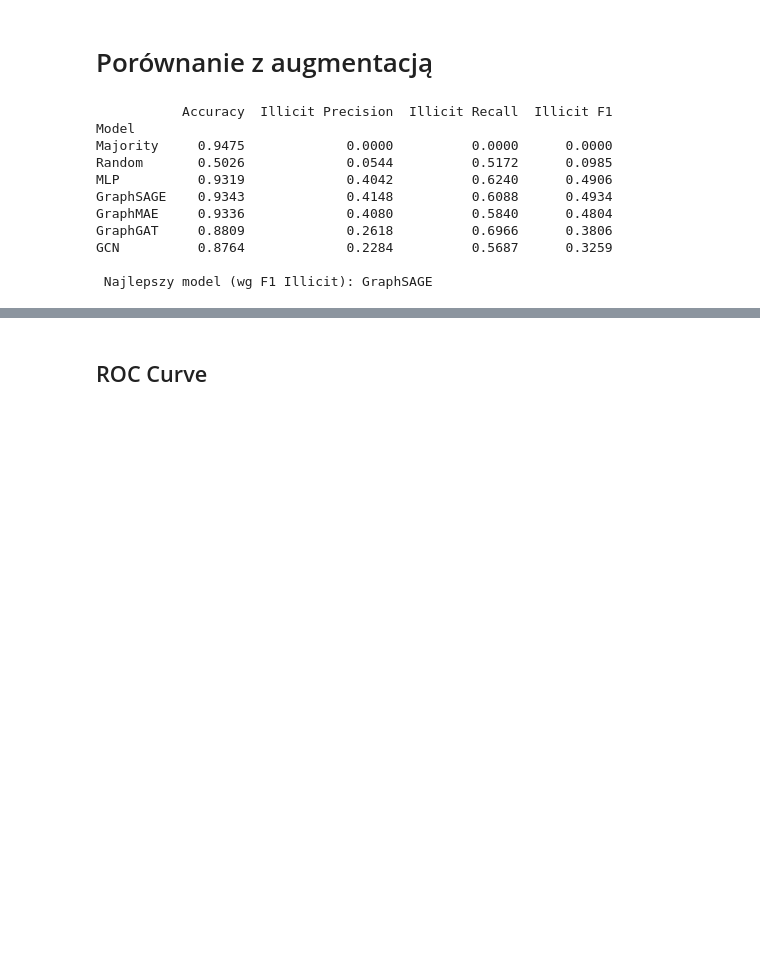
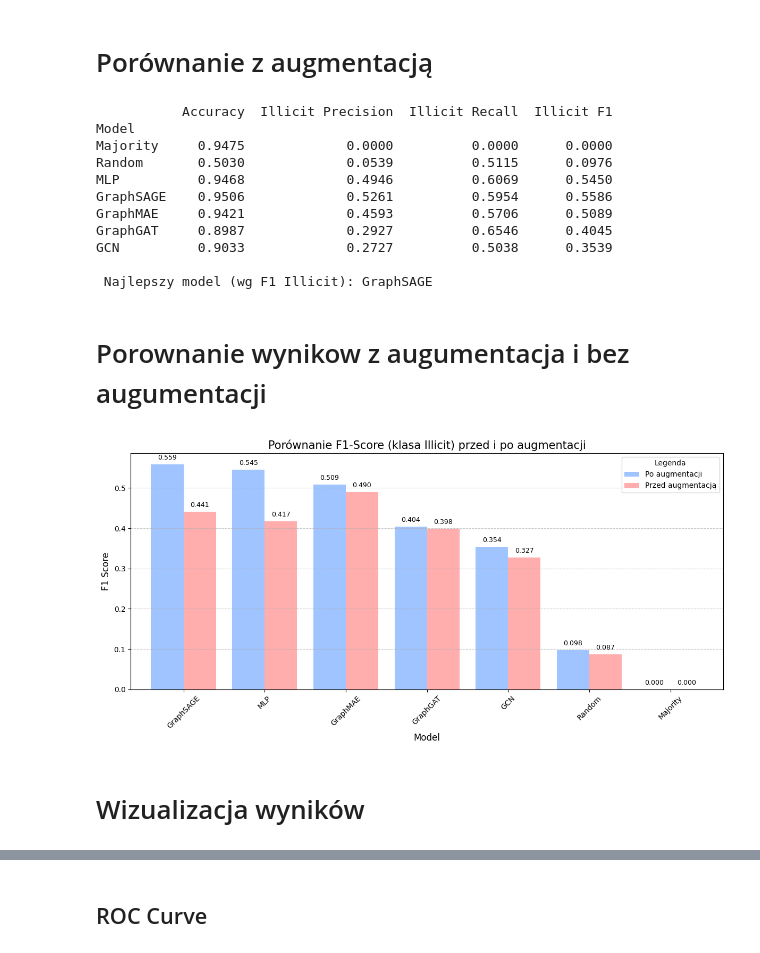
Before and after one commit to buyablemos/BitcoinClassifier, a Jupyter notebook: UNIFIED_Bitcoin_Classifier.ipynb, the cells around one changed output, grey strips where cells are left out. Drawn from its saved outputs; the diff is of its cells as text; code cells hidden in the pictures; blank space fills up the shorter version.

```diff
--- a/UNIFIED_Bitcoin_Classifier.ipynb
+++ b/UNIFIED_Bitcoin_Classifier.ipynb
@@ -597,7 +639,7 @@ Faza 2: Fine-tuning (klasyfikacja)...
 # %% [markdown]
 # Porównanie z augmentacją
 # %%
-df_results = pd.DataFrame(results_log)
+df_results = pd.DataFrame(results_log_aug)
 # Formatowanie tabeli
 df_results = df_results.set_index("Model")
 df_results = df_results.round(4)
@@ -611,14 +653,52 @@ print(f"\n Najlepszy model (wg F1 Illicit): {best_model}")
            Accuracy  Illicit Precision  Illicit Recall  Illicit F1
 Model
 Majority     0.9475             0.0000          0.0000      0.0000
-Random       0.5026             0.0544          0.5172      0.0985
-MLP          0.9319             0.4042          0.6240      0.4906
-GraphSAGE    0.9343             0.4148          0.6088      0.4934
-GraphMAE     0.9336             0.4080          0.5840      0.4804
-GraphGAT     0.8809             0.2618          0.6966      0.3806
-GCN          0.8764             0.2284          0.5687      0.3259
+Random       0.5030             0.0539          0.5115      0.0976
+MLP          0.9468             0.4946          0.6069      0.5450
+GraphSAGE    0.9506             0.5261          0.5954      0.5586
+GraphMAE     0.9421             0.4593          0.5706      0.5089
+GraphGAT     0.8987             0.2927          0.6546      0.4045
+GCN          0.9033             0.2727          0.5038      0.3539
 
  Najlepszy model (wg F1 Illicit): GraphSAGE
+# %% [markdown]
+# Porownanie wynikow z augumentacja i bez augumentacji
+# %%
+df_before = pd.DataFrame(results_log)
+df_after = pd.DataFrame(results_log_aug)
+
+df_before['Status'] = 'Przed augmentacją'
+df_after['Status'] = 'Po augmentacji'
+
+df_compare = pd.concat([df_before, df_after])
+
+df_plot = df_compare.pivot(index='Model', columns='Status', values='Illicit F1')
+
+df_plot = df_plot.sort_values(by='Po augmentacji', ascending=False)
+# %%
+ax = df_plot.plot(kind='bar', figsize=(12, 6), color=['#A0C4FF', '#FFADAD'], width=0.8)
+
+plt.title('Porównanie F1-Score (klasa Illicit) przed i po augmentacji', fontsize=15)
+plt.ylabel('F1 Score', fontsize=12)
+plt.xlabel('Model', fontsize=12)
+plt.xticks(rotation=45)
+plt.grid(axis='y', linestyle='--', alpha=0.7)
+plt.legend(title="Legenda")
+
+for p in ax.patches:
+    ax.annotate(f'{p.get_height():.3f}',
+                (p.get_x() + p.get_width() / 2., p.get_height()),
+                ha='center', va='center',
+                xytext=(0, 9),
+                textcoords='offset points',
+                fontsize=9)
+
+plt.tight_layout()
+plt.show()
+# %% [output]
+[figure, added]
+# %% [markdown]
+# Wizualizacja wyników
 # %%
 # === Wykres słupkowy F1 dla klasy 1 (Illicit) ===
 plt.figure(figsize=(6, 4))
```
Also changed, not shown: parts of 12 cells of this notebook.
